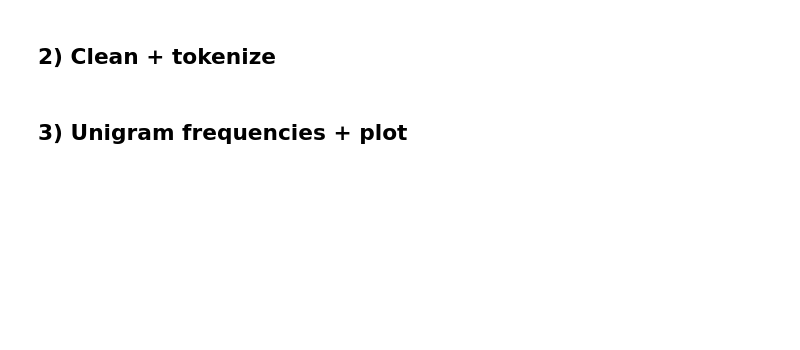
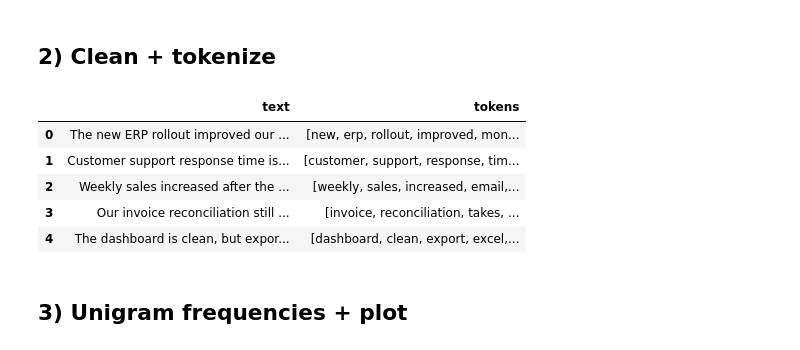
Before and after one commit to ryanc9615/Lesson-1, a Jupyter notebook: Lesson 1.ipynb, the cells around one changed output. Saved outputs shown, nothing was run; the diff lists cells and outputs as text; code cells hidden in the pictures; blank space fills up the shorter version.

```diff
--- a/Lesson 1.ipynb
+++ b/Lesson 1.ipynb
@@ -56,8 +113,15 @@ df.head()
 # %% [markdown]
 ## 2) Clean + tokenize
 # %%
-df['tokens'] = ...  # TO DO: tokenize the cleaned text
+df['tokens'] = df['text'].apply(lambda x: tokenize(clean_text(x))) # TO DO: tokenize the cleaned text
 df[['text','tokens']].head()
+# %% [output]
+|  | text | tokens |
+| 0 | The new ERP rollout improved our ... | [new, erp, rollout, improved, mon... |
+| 1 | Customer support response time is... | [customer, support, response, tim... |
+| 2 | Weekly sales increased after the ... | [weekly, sales, increased, email,... |
+| 3 | Our invoice reconciliation still ... | [invoice, reconciliation, takes, ... |
+| 4 | The dashboard is clean, but expor... | [dashboard, clean, export, excel,... |
 # %% [markdown]
 ## 3) Unigram frequencies + plot
 # %%
```
Also changed, not shown: parts of 14 cells of this notebook.
